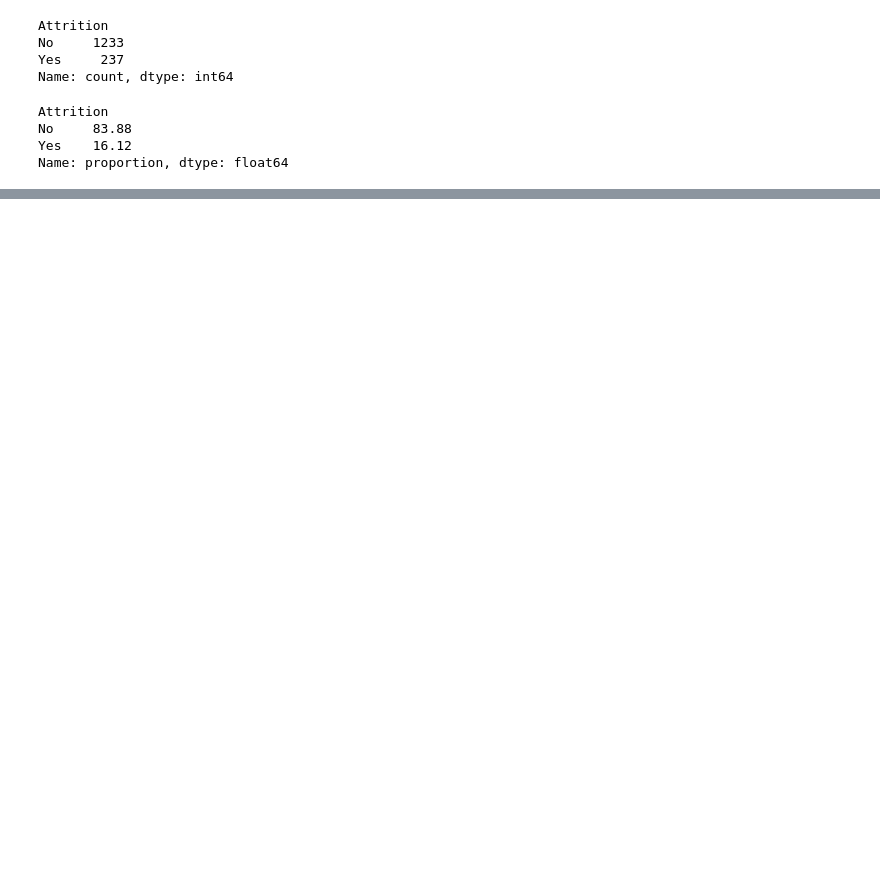
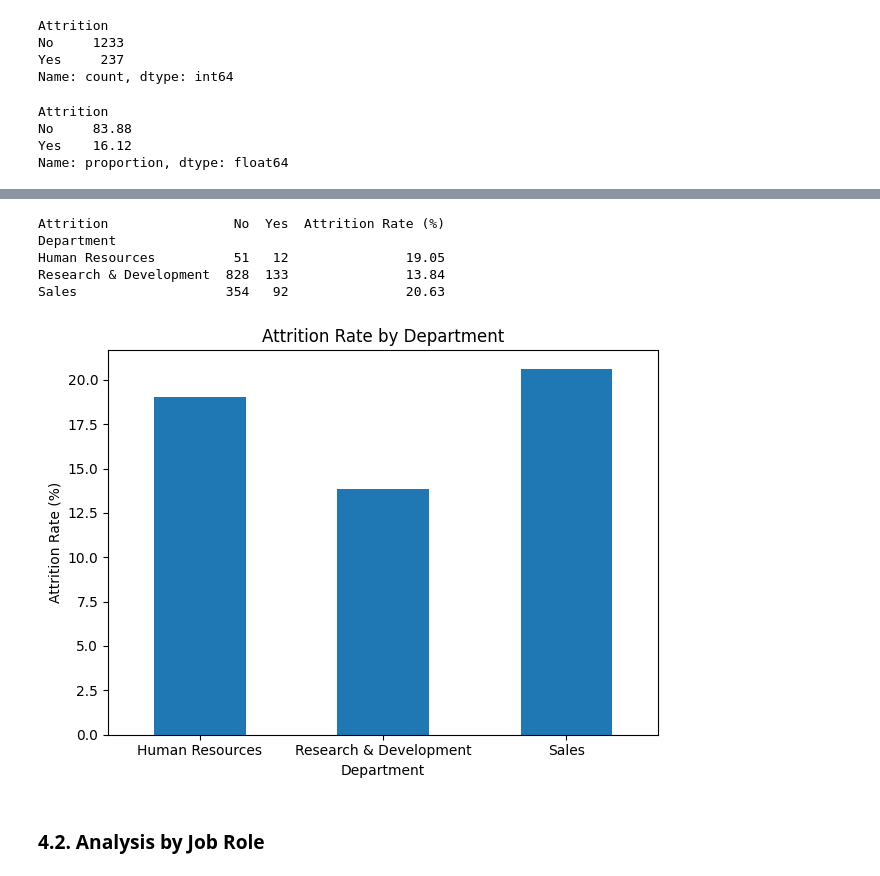
Before and after one commit to GJebres/LHUBCapstoneProject, a Jupyter notebook: CapstoneHRAnalytics.ipynb, the cells around one changed output, grey strips where cells are left out. Saved outputs shown, nothing was run; the diff lists cells and outputs as text; code cells hidden in the pictures; blank space fills up the shorter version.

```diff
--- a/CapstoneHRAnalytics.ipynb
+++ b/CapstoneHRAnalytics.ipynb
@@ -247,0 +252,12 @@ Name: proportion, dtype: float64
+# %%
+# Combine employee data with employment status
+hr_data = pd.merge(
+    employees,
+    employment_status,
+    on="EmployeeNumber",
+    how="left"
+)
+
+# Check the combined data
+print("Rows and columns:", hr_data.shape)
+display(hr_data.head())
@@ -247,0 +272,37 @@ Name: proportion, dtype: float64
+# %%
+# Count employees who left and stayed by department
+department_attrition = pd.crosstab(
+    hr_data["Department"],
+    hr_data["Attrition"]
+)
+
+# Calculate attrition rate
+department_attrition["Attrition Rate (%)"] = (
+    department_attrition["Yes"] /
+    (department_attrition["Yes"] + department_attrition["No"])
+) * 100
+
+print(department_attrition.round(2))
+# %% [output]
+Attrition                No  Yes  Attrition Rate (%)
+Department
+Human Resources          51   12               19.05
+Research & Development  828  133               13.84
+Sales                   354   92               20.63
+# %%
+import matplotlib.pyplot as plt
+
+department_attrition["Attrition Rate (%)"].plot(
+    kind="bar",
+    title="Attrition Rate by Department",
+    ylabel="Attrition Rate (%)",
+    xlabel="Department",
+    rot=0
+)
+
+plt.tight_layout()
+plt.show()
+# %% [output]
+[figure, added]
+# %% [markdown]
+### **4.2. Analysis by Job Role**
```
Also changed, not shown: parts of 14 cells of this notebook.
